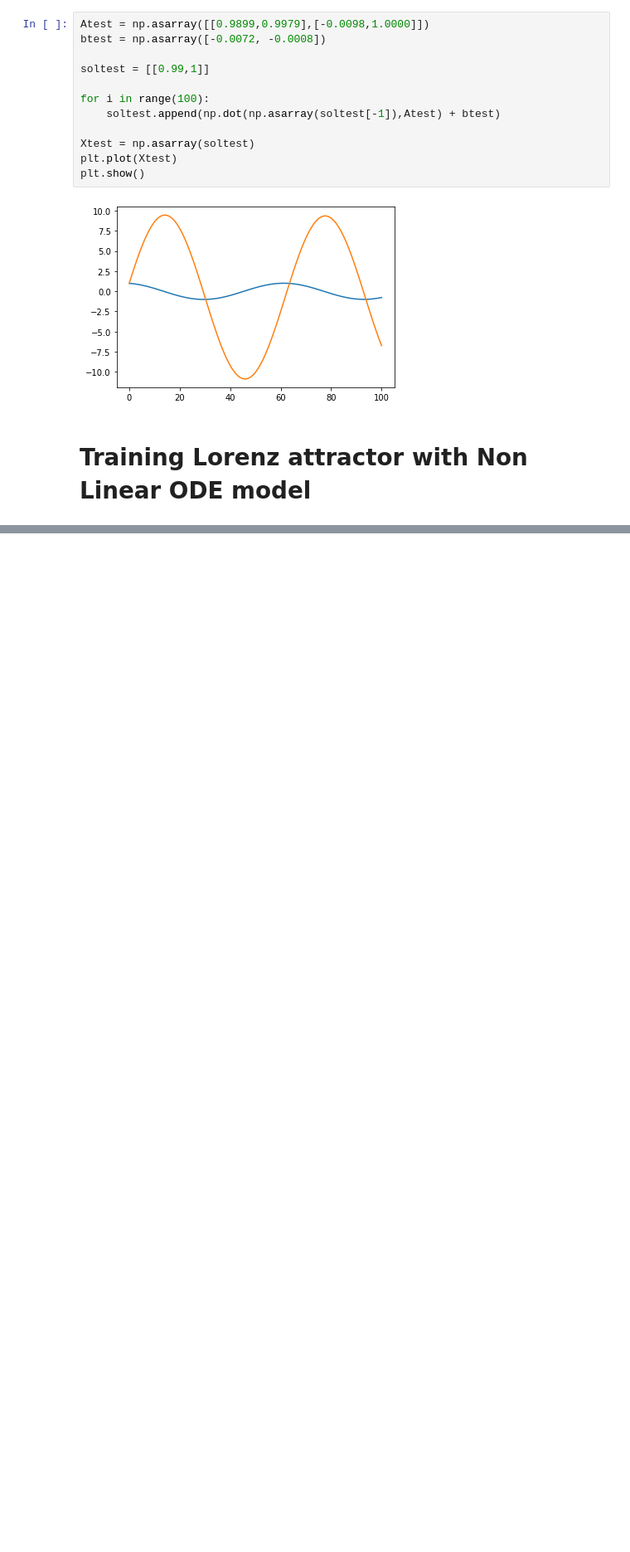
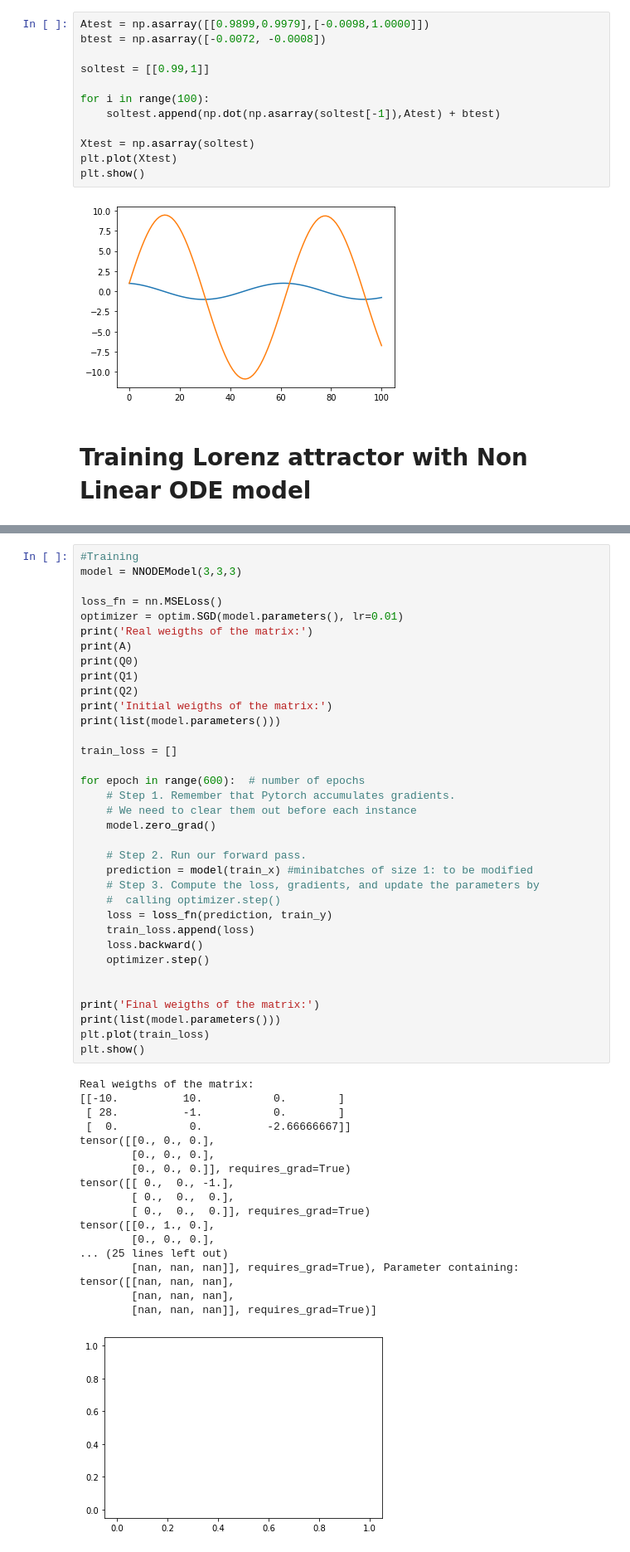
Before and after one commit to KennethThNg/Semester-project-dynamical-system-learning, a Jupyter notebook: ODELayersTest.ipynb, the cells around one changed output, grey strips where cells are left out. Shown: that part at 83% size. Cells and saved outputs as stored; diff of their text form; blank space fills up the shorter version.

```diff
--- a/ODELayersTest.ipynb
+++ b/ODELayersTest.ipynb
@@ -431,0 +314,54 @@ array([ 6, -6,  0])
+# %%
+#Training
+model = NNODEModel(3,3,3)
+
+loss_fn = nn.MSELoss()
+optimizer = optim.SGD(model.parameters(), lr=0.01)
+print('Real weigths of the matrix:')
+print(A)
+print(Q0)
+print(Q1)
+print(Q2)
+print('Initial weigths of the matrix:')
+print(list(model.parameters()))
+
+train_loss = []
+
+for epoch in range(600):  # number of epochs
+    # Step 1. Remember that Pytorch accumulates gradients.
+    # We need to clear them out before each instance
+    model.zero_grad()
+
+    # Step 2. Run our forward pass.
+    prediction = model(train_x) #minibatches of size 1: to be modified
+    # Step 3. Compute the loss, gradients, and update the parameters by
+    #  calling optimizer.step()
+    loss = loss_fn(prediction, train_y)
+    train_loss.append(loss)
+    loss.backward()
+    optimizer.step()
+
+
+print('Final weigths of the matrix:')
+print(list(model.parameters()))
+plt.plot(train_loss)
+plt.show()
+# %% [output]
+Real weigths of the matrix:
+[[-10.          10.           0.        ]
+ [ 28.          -1.           0.        ]
+ [  0.           0.          -2.66666667]]
+tensor([[0., 0., 0.],
+        [0., 0., 0.],
+        [0., 0., 0.]], requires_grad=True)
+tensor([[ 0.,  0., -1.],
+        [ 0.,  0.,  0.],
+        [ 0.,  0.,  0.]], requires_grad=True)
+tensor([[0., 1., 0.],
+        [0., 0., 0.],
+... (25 lines left out)
+        [nan, nan, nan]], requires_grad=True), Parameter containing:
+tensor([[nan, nan, nan],
+        [nan, nan, nan],
+        [nan, nan, nan]], requires_grad=True)]
+[figure, added]
```
Also changed, not shown: parts of 30 cells of this notebook.
